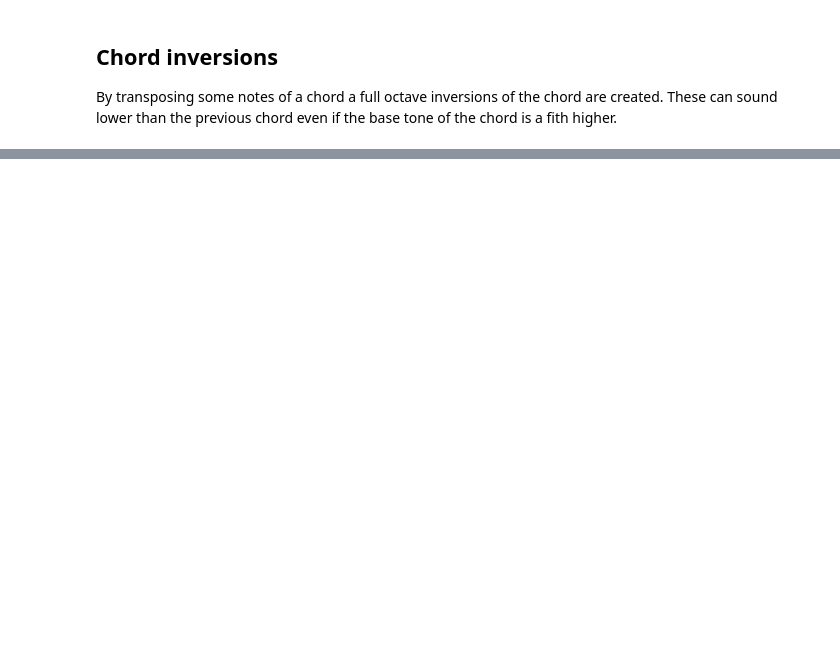
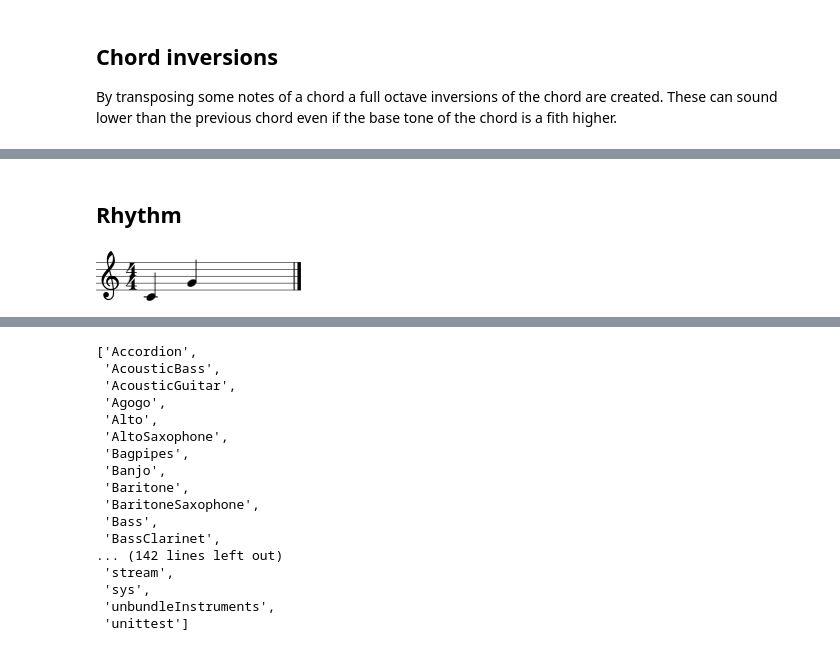
Before and after one commit to pinae/music21-melodies, a Jupyter notebook: Harmony tests.ipynb, the cells around one changed output, grey strips where cells are left out. Saved outputs shown, nothing was run; the diff lists cells and outputs as text; code cells hidden in the pictures; blank space fills up the shorter version.

```diff
--- a/Harmony tests.ipynb
+++ b/Harmony tests.ipynb
@@ -157,0 +210,9 @@ By transposing some notes of a chord a full octave inversions of the chord are c
+# %% [markdown]
+## Rhythm
+# %%
+s = stream.Stream([instrument.Saxophone(), note.Note('C4'), note.Note('G4')])
+s.show()
+s.show('midi')
+dir(instrument)
+# %% [output]
+[figure, added]
@@ -157,0 +220,17 @@ By transposing some notes of a chord a full octave inversions of the chord are c
+['Accordion',
+ 'AcousticBass',
+ 'AcousticGuitar',
+ 'Agogo',
+ 'Alto',
+ 'AltoSaxophone',
+ 'Bagpipes',
+ 'Banjo',
+ 'Baritone',
+ 'BaritoneSaxophone',
+ 'Bass',
+ 'BassClarinet',
+... (142 lines left out)
+ 'stream',
+ 'sys',
+ 'unbundleInstruments',
+ 'unittest']
```
Also changed, not shown: parts of 21 cells of this notebook.
